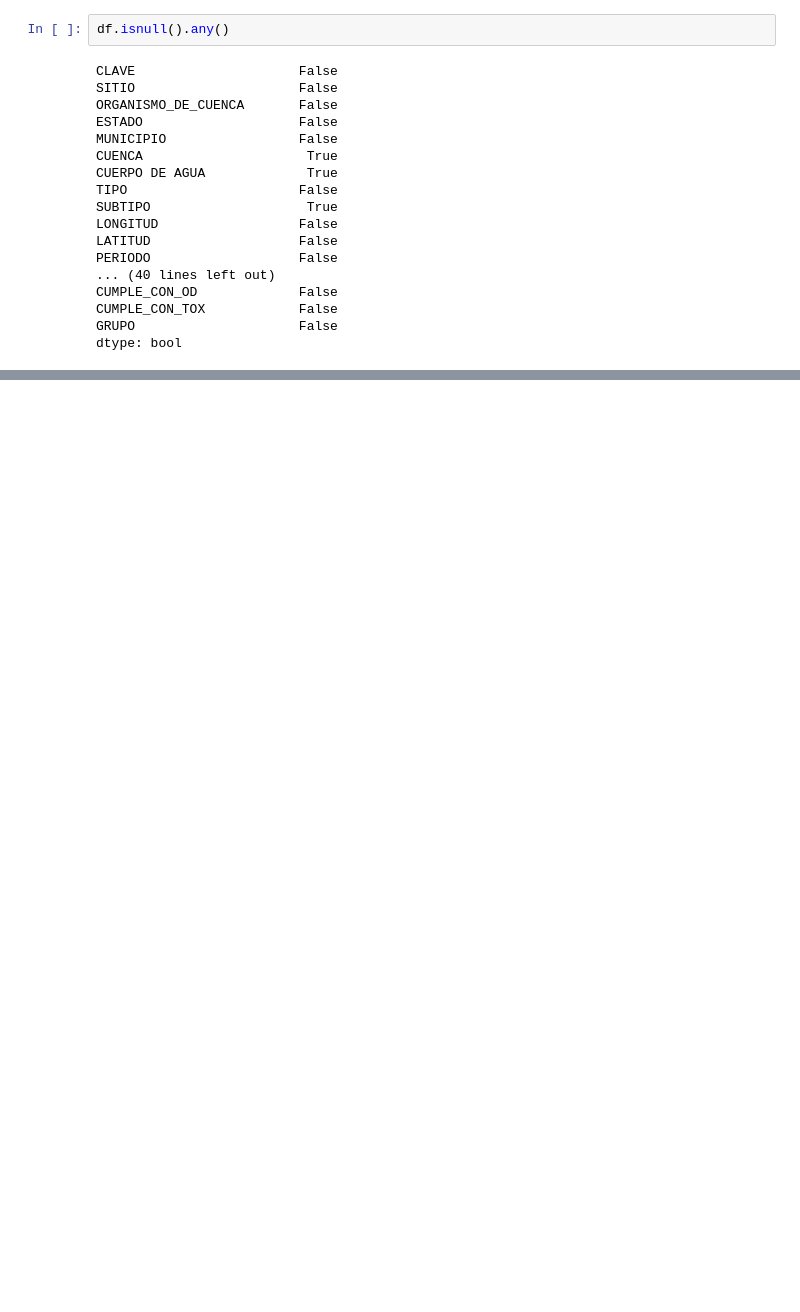
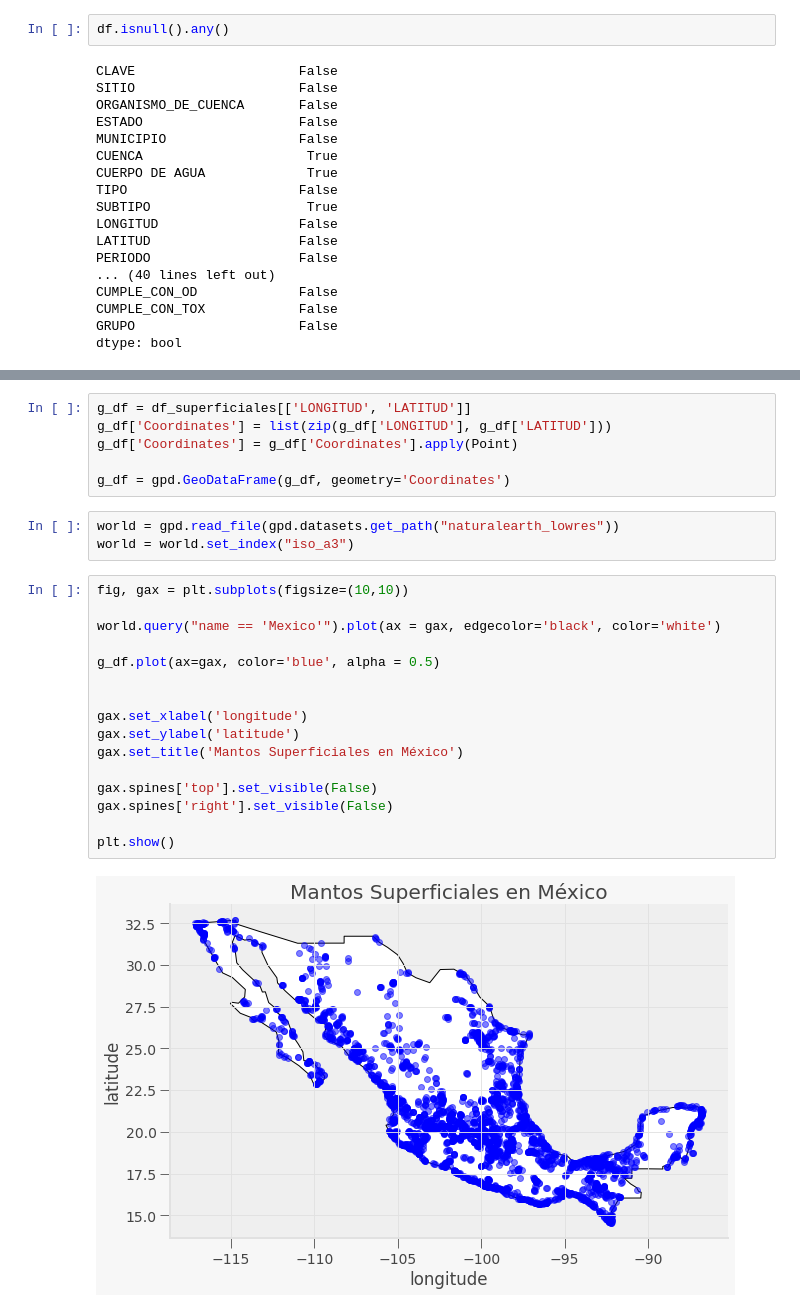
Before and after one commit to PosgradoMNA/actividades-del-projecto-equipo_104, a Jupyter notebook: Reto1.ipynb, the cells around one changed output, grey strips where cells are left out. Drawn from its saved outputs; the diff is of its cells as text; blank space fills up the shorter version.

```diff
--- a/Reto1.ipynb
+++ b/Reto1.ipynb
@@ -396,0 +279,27 @@ Amarillo_df_means
+# %%
+g_df = df_superficiales[['LONGITUD', 'LATITUD']]
+g_df['Coordinates'] = list(zip(g_df['LONGITUD'], g_df['LATITUD']))
+g_df['Coordinates'] = g_df['Coordinates'].apply(Point)
+
+g_df = gpd.GeoDataFrame(g_df, geometry='Coordinates')
+# %%
+world = gpd.read_file(gpd.datasets.get_path("naturalearth_lowres"))
+world = world.set_index("iso_a3")
+# %%
+fig, gax = plt.subplots(figsize=(10,10))
+
+world.query("name == 'Mexico'").plot(ax = gax, edgecolor='black', color='white')
+
+g_df.plot(ax=gax, color='blue', alpha = 0.5)
+
+
+gax.set_xlabel('longitude')
+gax.set_ylabel('latitude')
+gax.set_title('Mantos Superficiales en México')
+
+gax.spines['top'].set_visible(False)
+gax.spines['right'].set_visible(False)
+
+plt.show()
+# %% [output]
+[figure, added]
```
Also changed, not shown: parts of 44 cells of this notebook.
